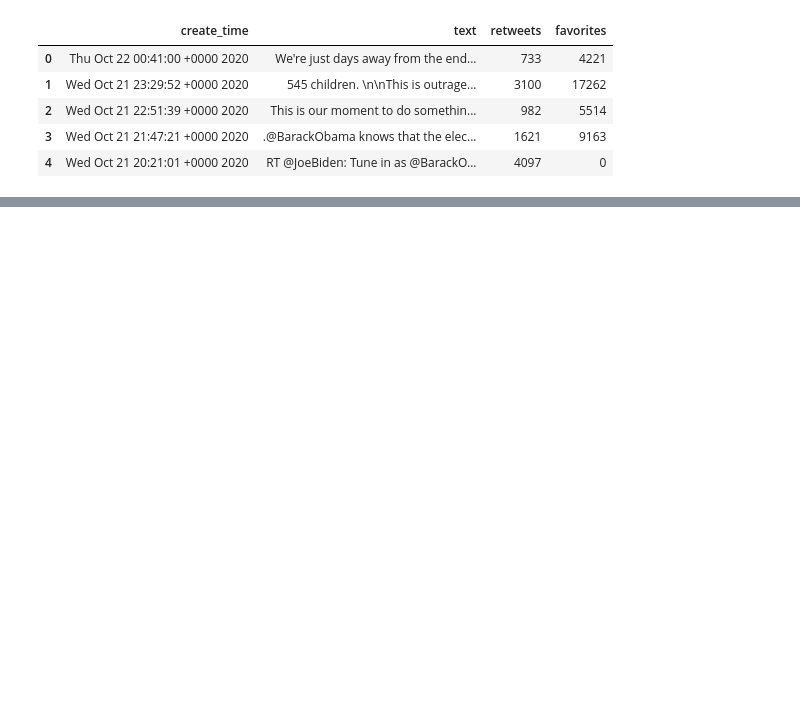
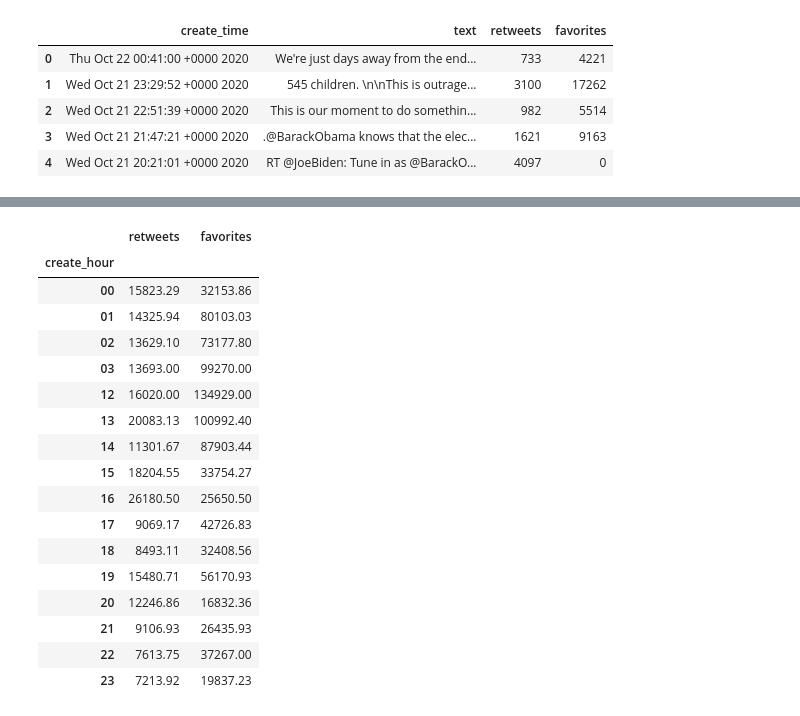
Before and after one commit to mibra004/political_predication, a Jupyter notebook: trend_predicition.ipynb, the cells around one changed output, grey strips where cells are left out. Cells and saved outputs as stored; diff of their text form; code cells hidden in the pictures; blank space fills up the shorter version.

```diff
--- a/trend_predicition.ipynb
+++ b/trend_predicition.ipynb
@@ -43,0 +120,26 @@ df_harris.head()
+# %%
+biden_time_list = pd.to_datetime(df_harris_post['create_time'], format='%a %b %d %H:%M:%S +0000 %Y')
+df_harris_post = df_harris_post.assign(create_time=biden_time_list)
+biden_hour_list = df_harris_post['create_time'].dt.strftime('%H')
+df_harris_post = df_harris_post.assign(create_hour=biden_hour_list)
+harris_post_avg = df_harris_post.groupby('create_hour').mean().round(2)
+harris_post_avg
+# %% [output]
+|  | retweets | favorites |
+| create_hour |  |  |
+| 00 | 15823.29 | 32153.86 |
+| 01 | 14325.94 | 80103.03 |
+| 02 | 13629.10 | 73177.80 |
+| 03 | 13693.00 | 99270.00 |
+| 12 | 16020.00 | 134929.00 |
+| 13 | 20083.13 | 100992.40 |
+| 14 | 11301.67 | 87903.44 |
+| 15 | 18204.55 | 33754.27 |
+| 16 | 26180.50 | 25650.50 |
+| 17 | 9069.17 | 42726.83 |
+| 18 | 8493.11 | 32408.56 |
+| 19 | 15480.71 | 56170.93 |
+| 20 | 12246.86 | 16832.36 |
+| 21 | 9106.93 | 26435.93 |
+| 22 | 7613.75 | 37267.00 |
+| 23 | 7213.92 | 19837.23 |
```
Also changed, not shown: parts of 17 cells of this notebook.
